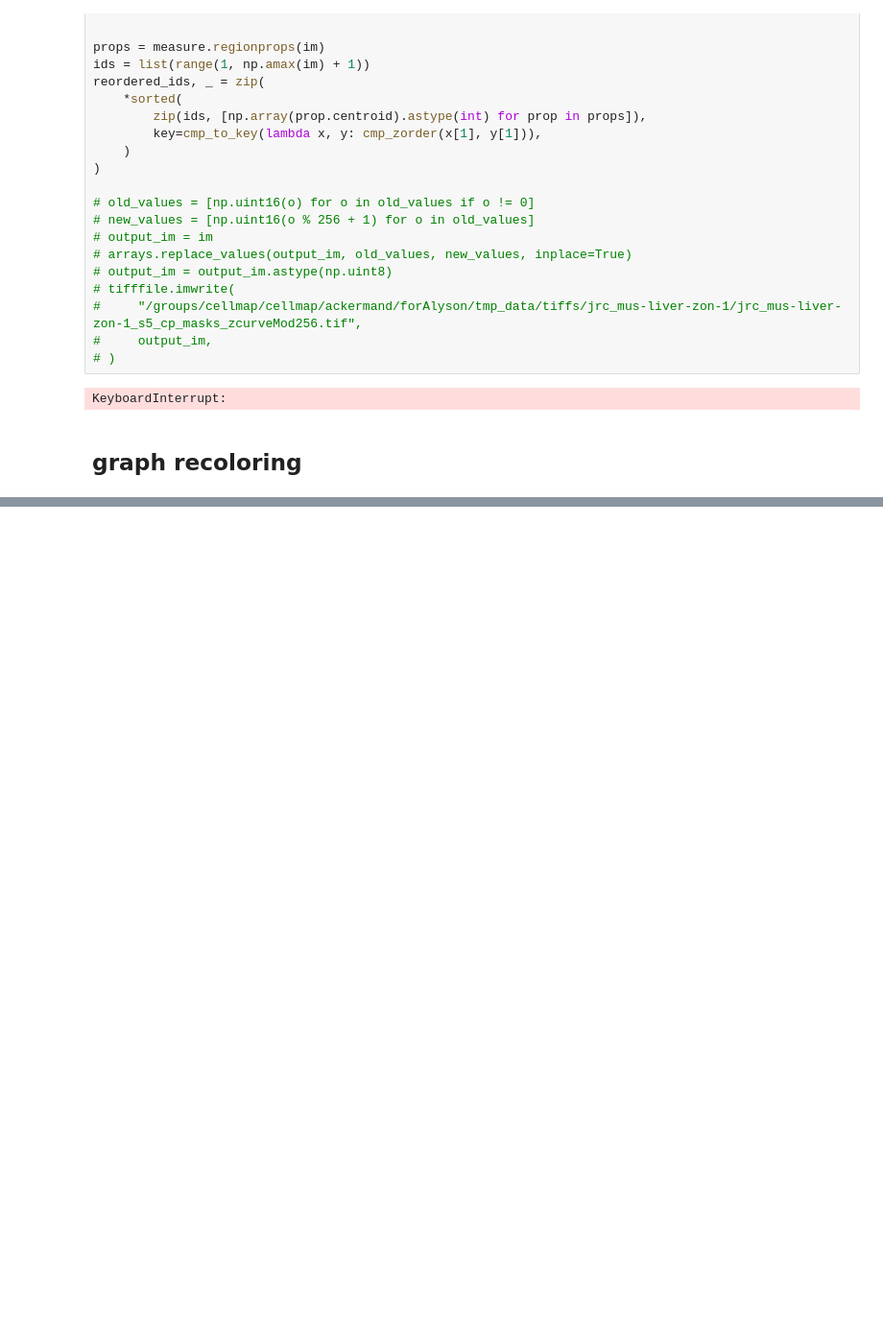
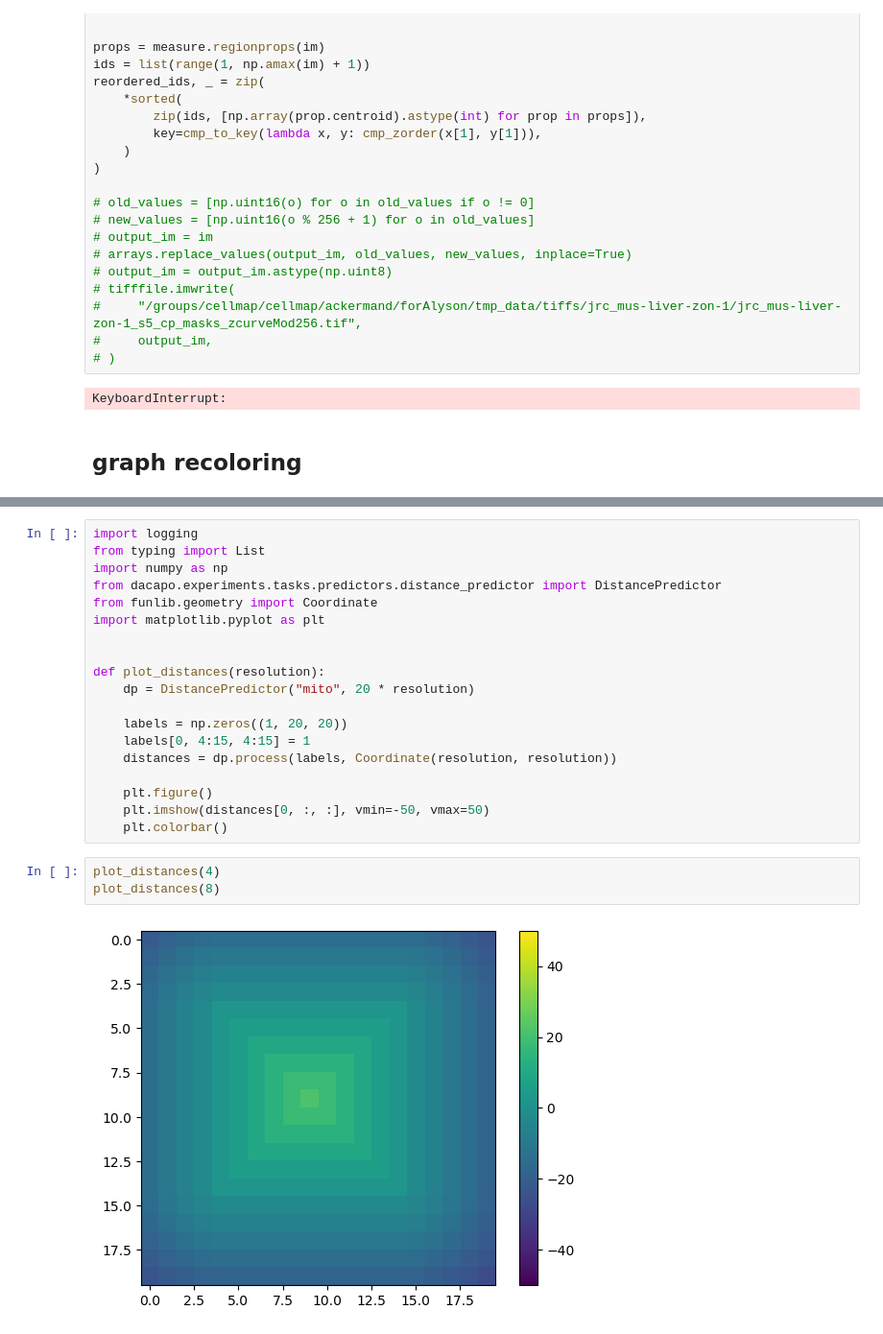
Before and after one commit to janelia-cellmap/utils-share, a Jupyter notebook: ackermand/convert-tiffs/workbook.ipynb, the cells around one changed output, grey strips where cells are left out. Shown at 96% size. Cells and saved outputs as stored; diff of their text form; blank space fills up the shorter version.

```diff
--- a/ackermand/convert-tiffs/workbook.ipynb
+++ b/ackermand/convert-tiffs/workbook.ipynb
@@ -904,0 +1600,24 @@ tifffile.imwrite(
+# %%
+import logging
+from typing import List
+import numpy as np
+from dacapo.experiments.tasks.predictors.distance_predictor import DistancePredictor
+from funlib.geometry import Coordinate
+import matplotlib.pyplot as plt
+
+
+def plot_distances(resolution):
+    dp = DistancePredictor("mito", 20 * resolution)
+
+    labels = np.zeros((1, 20, 20))
+    labels[0, 4:15, 4:15] = 1
+    distances = dp.process(labels, Coordinate(resolution, resolution))
+
+    plt.figure()
+    plt.imshow(distances[0, :, :], vmin=-50, vmax=50)
+    plt.colorbar()
+# %%
+plot_distances(4)
+plot_distances(8)
+# %% [output]
+[figure, added]
```
Also changed, not shown: parts of 43 cells of this notebook.
